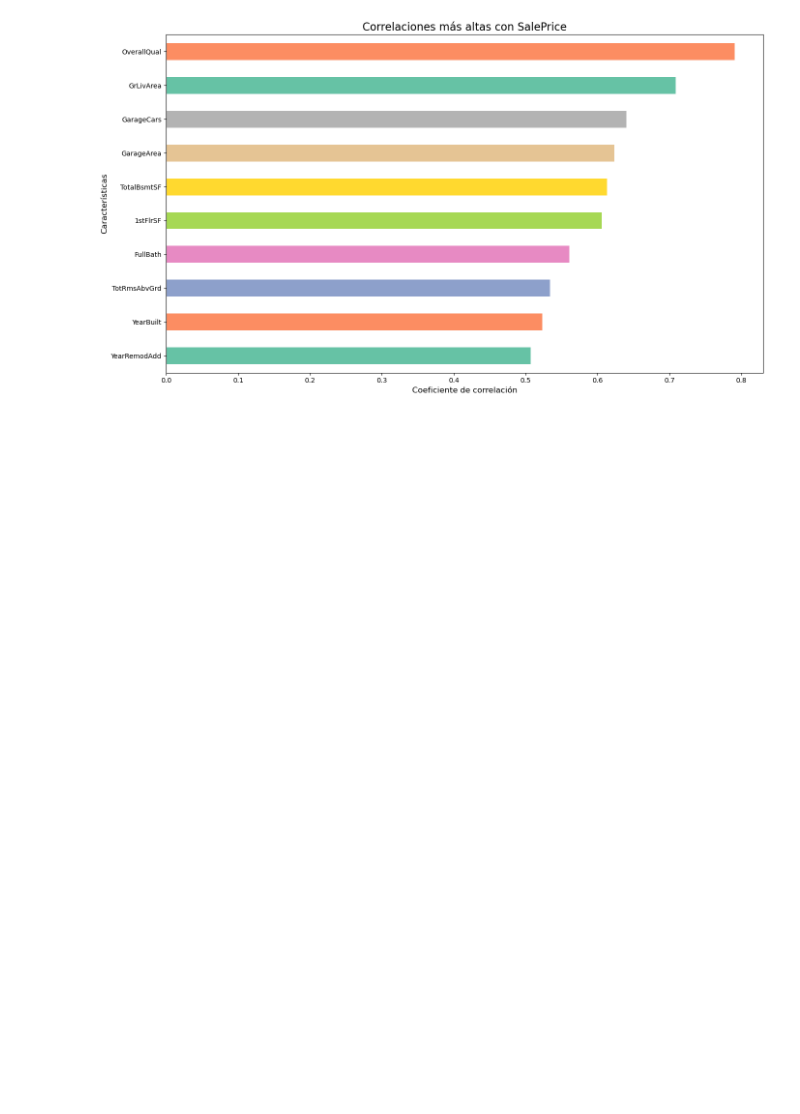
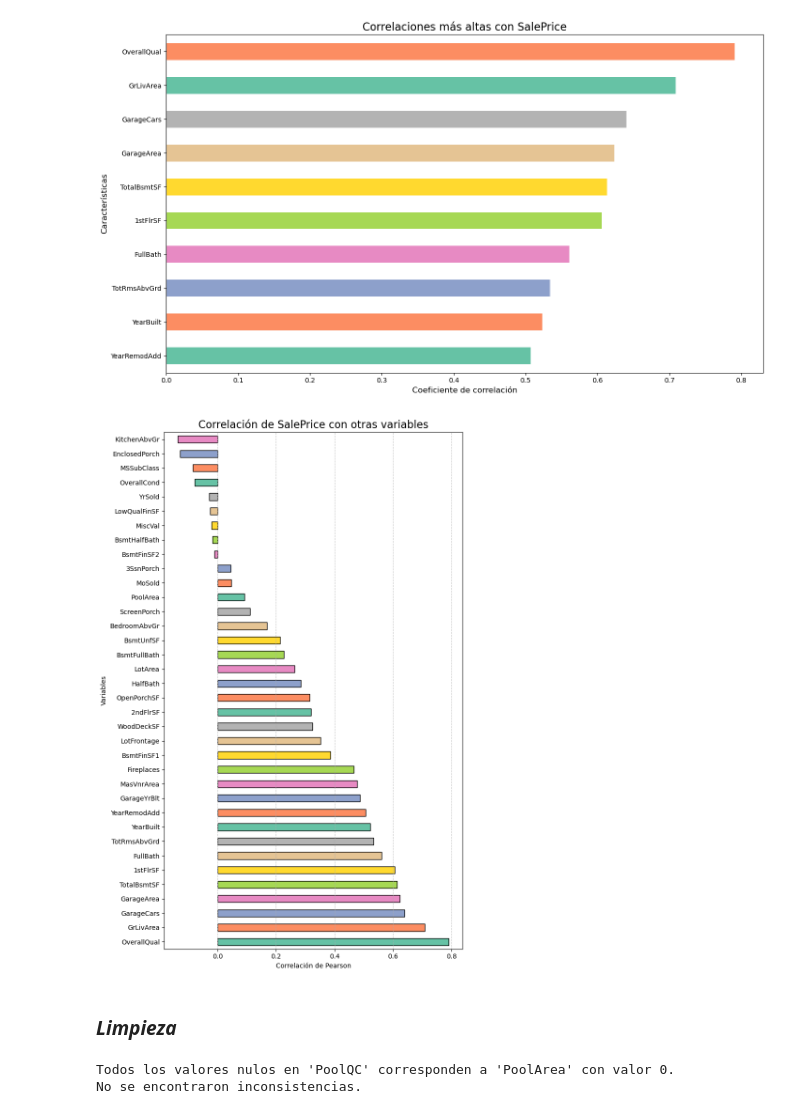
Before and after one commit to gillopy/Coding_Dojo_DS_ML, a Jupyter notebook: 3 - Advance_Machine_Learning/1 - Aprendizaje no supervisado/1.4 - Ingeniería de Características - Transformaciones de Variables (Core)/Transformaciones de Variables (Core).ipynb, the cells around one changed output. Cells and saved outputs as stored; diff of their text form; code cells hidden in the pictures; blank space fills up the shorter version.

```diff
--- a/3 - Advance_Machine_Learning/1 - Aprendizaje no supervisado/1.4 - Ingeniería de Características - Transformaciones de Variables (Core)/Transformaciones de Variables (Core).ipynb
+++ b/3 - Advance_Machine_Learning/1 - Aprendizaje no supervisado/1.4 - Ingeniería de Características - Transformaciones de Variables (Core)/Transformaciones de Variables (Core).ipynb
@@ -402,3 +420,18 @@ utils.plot_top_correlations(
 )
 # %% [output]
 [figure]
+# %%
+utils.plot_correlation_with_variable(
+    data=train,                     # DataFrame con los datos
+    target_column="SalePrice",      # Columna con la cual calcular la correlación
+    correlation_method="pearson",   # Método de correlación (por defecto 'pearson')
+    figsize=(8, 12),                # Tamaño de la figura
+    color_palette="Set2",           # Paleta de colores (por defecto 'Set2')
+    edgecolor="black",              # Color del borde de las barras
+    grid=True,                      # Mostrar cuadrícula
+    title="Correlación de SalePrice con otras variables"  # Título
+)
+# %% [output]
+[figure, added]
+# %% [markdown]
+### ***Limpieza***
@@ -404,0 +442,24 @@ utils.plot_top_correlations(
+# %%
+# Validar si los valores nulos de PoolQC corresponden a PoolArea con valor 0
+null_poolqc = train['PoolQC'].isnull()  # Identificar valores nulos en PoolQC
+zero_poolarea = train['PoolArea'] == 0  # Identificar filas donde PoolArea es 0
+
+# Comparar si las filas con PoolQC nulo coinciden con PoolArea igual a 0
+validation = null_poolqc == zero_poolarea
+
+# Resultado de la validación
+if validation.all():
+    print("Todos los valores nulos en 'PoolQC' corresponden a 'PoolArea' con valor 0.")
+else:
+    print("Existen inconsistencias entre 'PoolQC' nulo y 'PoolArea' con valor 0.")
+
+# Mostrar las filas inconsistentes si las hay
+inconsistencies = train[null_poolqc != zero_poolarea]
+if not inconsistencies.empty:
+    print("Filas inconsistentes encontradas:")
+    print(inconsistencies[['PoolArea', 'PoolQC']])
+else:
+    print("No se encontraron inconsistencias.")
+# %% [output]
+Todos los valores nulos en 'PoolQC' corresponden a 'PoolArea' con valor 0.
+No se encontraron inconsistencias.
```
Also changed, not shown: parts of 46 cells of this notebook, 1 other file.
